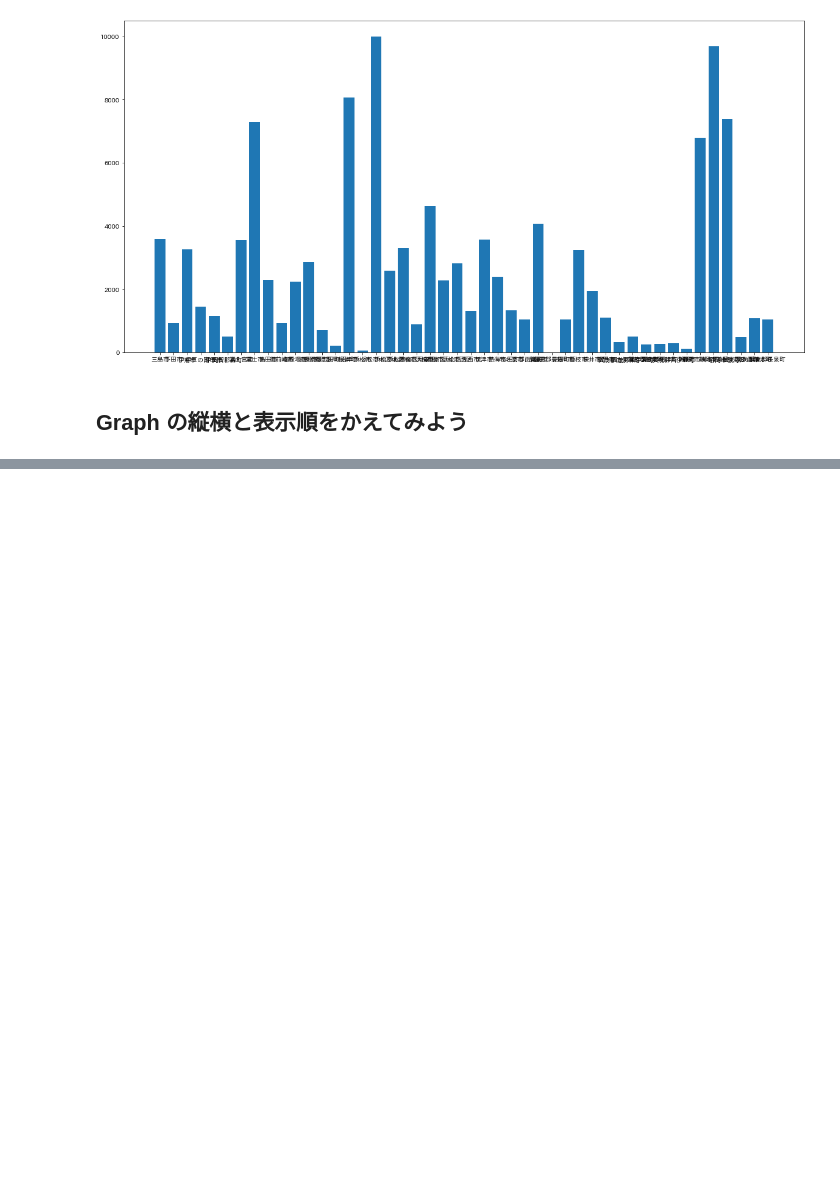
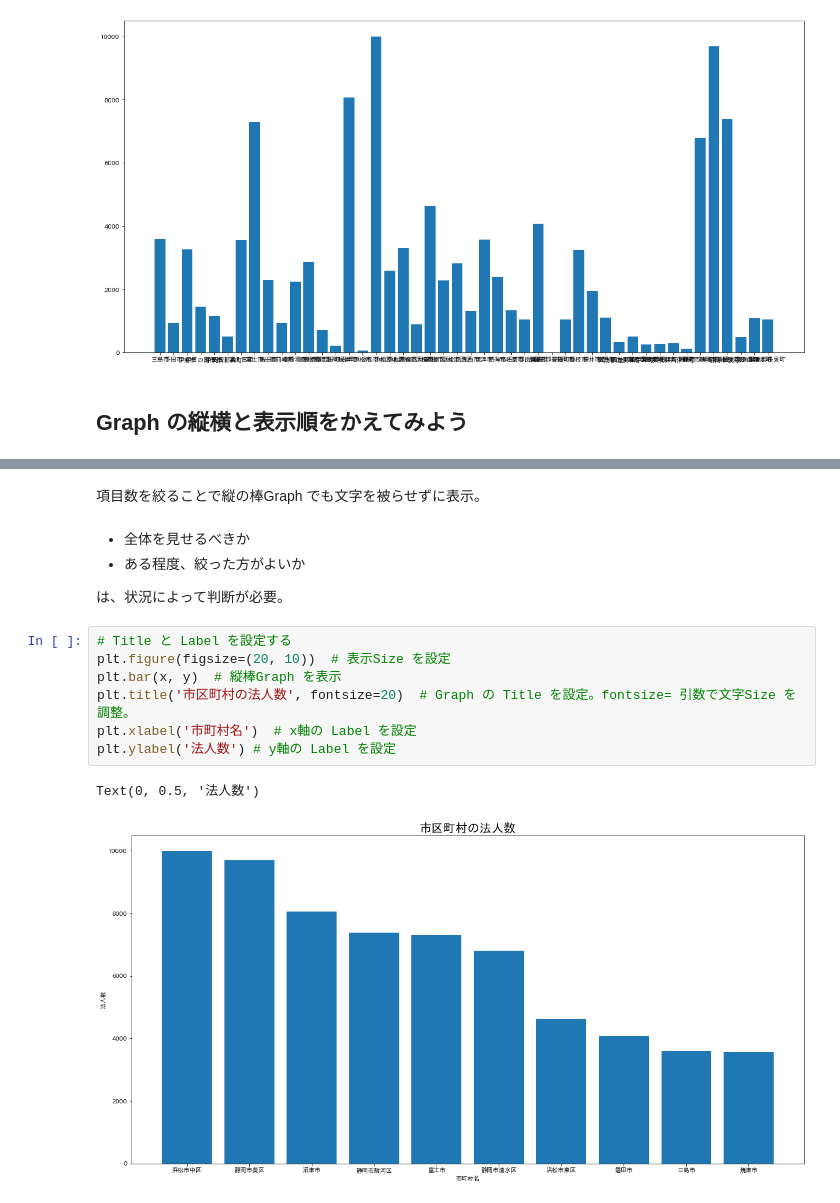
Before and after one commit to 1024xx4/100_Data_processing--visualization, a Jupyter notebook: structured_data.ipynb, the cells around one changed output, grey strips where cells are left out. Drawn from its saved outputs; the diff is of its cells as text; blank space fills up the shorter version.

```diff
--- a/structured_data.ipynb
+++ b/structured_data.ipynb
@@ -1036,0 +1047,17 @@ plt.barh(x, y)
+# %% [markdown]
+項目数を絞ることで縦の棒Graph でも文字を被らせずに表示。
+# %% [markdown]
+- 全体を見せるべきか
+- ある程度、絞った方がよいか
+
+は、状況によって判断が必要。
+# %%
+# Title と Label を設定する
+plt.figure(figsize=(20, 10))  # 表示Size を設定
+plt.bar(x, y)  # 縦棒Graph を表示
+plt.title('市区町村の法人数', fontsize=20)  # Graph の Title を設定。fontsize= 引数で文字Size を調整。
+plt.xlabel('市町村名')  # x軸の Label を設定
+plt.ylabel('法人数') # y軸の Label を設定
+# %% [output]
+Text(0, 0.5, '法人数')
+[figure, added]
```
Also changed, not shown: parts of 5 cells of this notebook.
